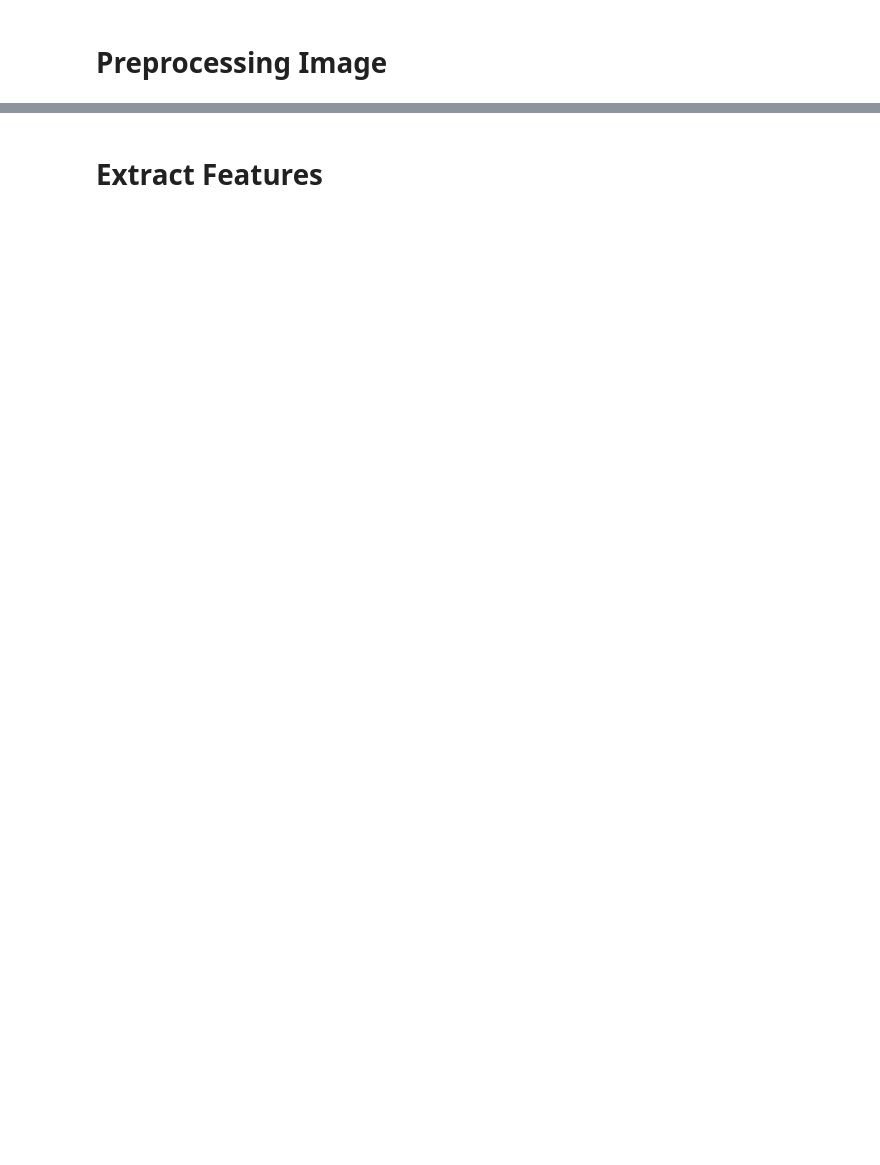
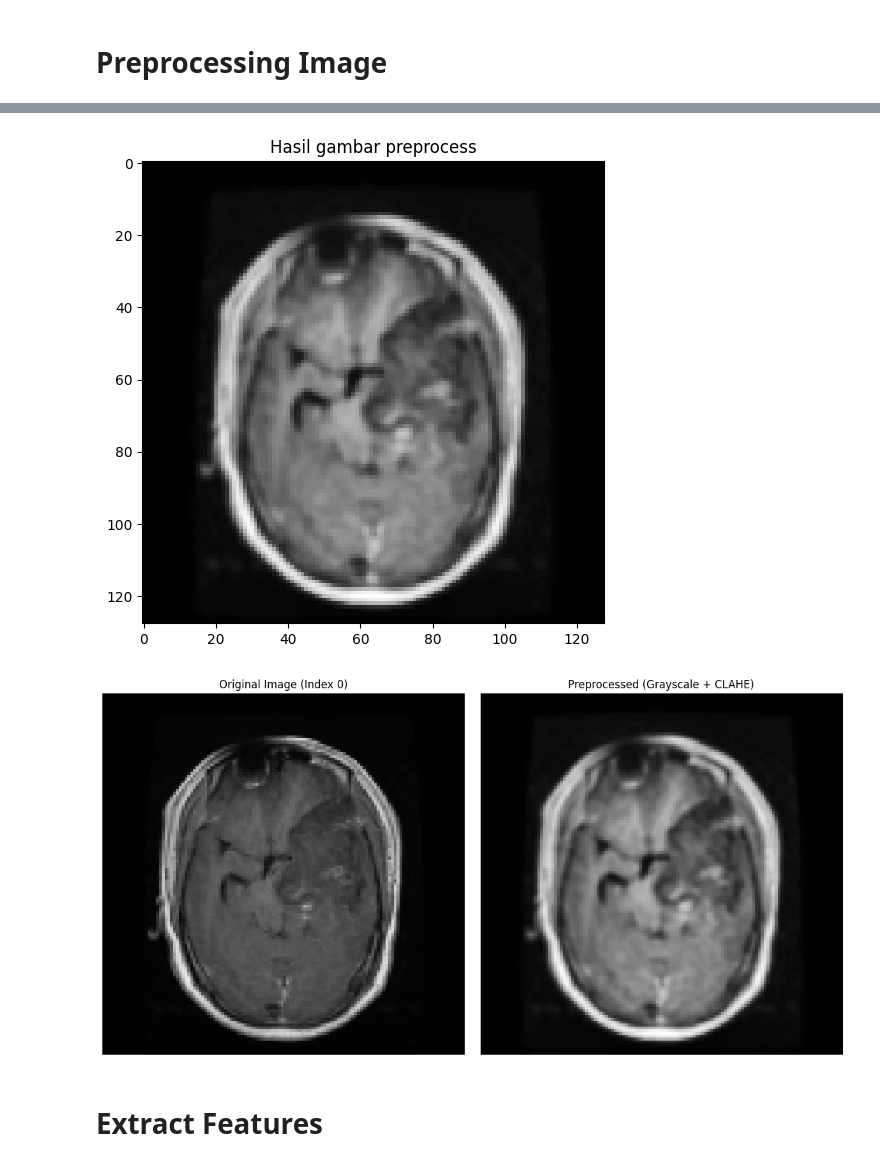
Before and after one commit to Varixen98/Brain-Tumor-Detection, a Jupyter notebook: bt_detection_model.ipynb, the cells around one changed output, grey strips where cells are left out. Cells and saved outputs as stored; diff of their text form; code cells hidden in the pictures; blank space fills up the shorter version.

```diff
--- a/bt_detection_model.ipynb
+++ b/bt_detection_model.ipynb
@@ -126,5 +150,9 @@ print(f"Dataset length: {len(x_preprocessed)}\nDataset shape: {x_preprocessed[0]
 # %%
 visualize(x_preprocessed[0], title='Hasil gambar preprocess')
+visualize_comparison(x, x_preprocessed, idx=0)
+# %% [output]
+[figure, added]
+[figure, added]
 # %% [markdown]
 <h1>Extract Features</h1>
 # %%
```
Also changed, not shown: parts of 7 cells of this notebook.
